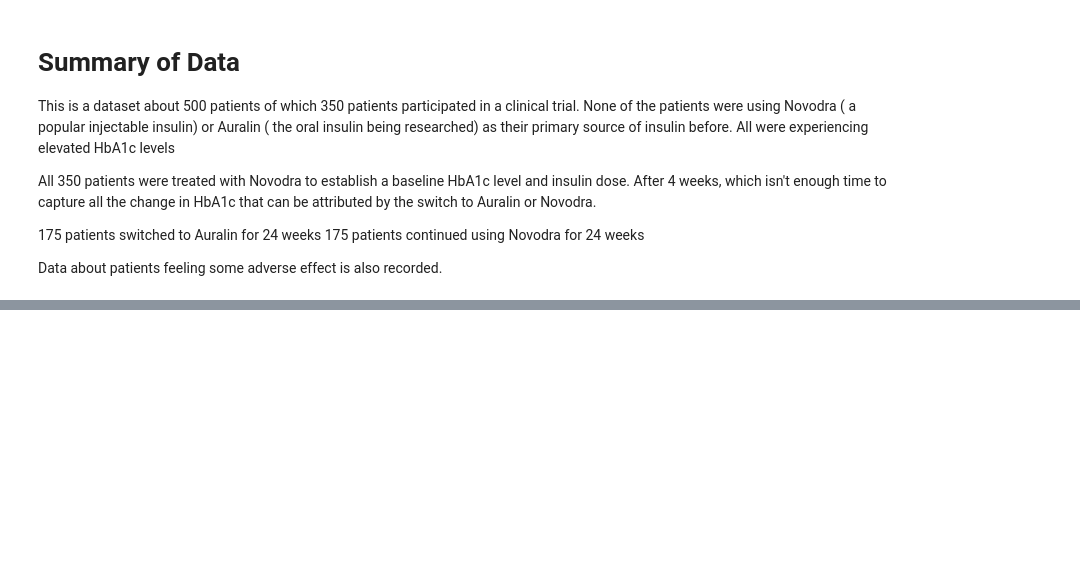
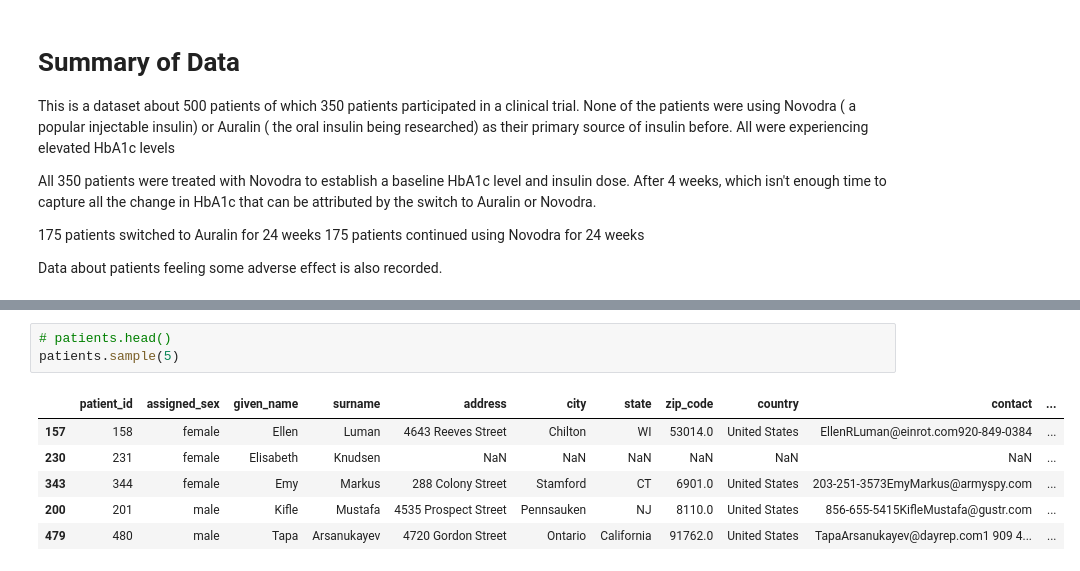
Before and after one commit to Ankkkyyyy/MachineLearning-, a Jupyter notebook: DAP/Data Assesing & Cleaning/Data Assessing & Clearning.ipynb, the cells around one changed output, grey strips where cells are left out. Saved outputs shown, nothing was run; the diff lists cells and outputs as text; blank space fills up the shorter version.

```diff
--- a/DAP/Data Assesing & Cleaning/Data Assessing & Clearning.ipynb
+++ b/DAP/Data Assesing & Cleaning/Data Assessing & Clearning.ipynb
@@ -116,0 +240,10 @@ Data about patients feeling some adverse effect is also recorded.
+# %%
+# patients.head()
+patients.sample(5)
+# %% [output]
+|  | patient_id | assigned_sex | given_name | surname | address | city | state | zip_code | country | contact | ... |
+| 157 | 158 | female | Ellen | Luman | 4643 Reeves Street | Chilton | WI | 53014.0 | United States | EllenRLuman@einrot.com920-849-0384 | ... |
+| 230 | 231 | female | Elisabeth | Knudsen | NaN | NaN | NaN | NaN | NaN | NaN | ... |
+| 343 | 344 | female | Emy | Markus | 288 Colony Street | Stamford | CT | 6901.0 | United States | 203-251-3573EmyMarkus@armyspy.com | ... |
+| 200 | 201 | male | Kifle | Mustafa | 4535 Prospect Street | Pennsauken | NJ | 8110.0 | United States | 856-655-5415KifleMustafa@gustr.com | ... |
+| 479 | 480 | male | Tapa | Arsanukayev | 4720 Gordon Street | Ontario | California | 91762.0 | United States | TapaArsanukayev@dayrep.com1 909 4... | ... |
```
Also changed, not shown: parts of 32 cells of this notebook, 1 other file.
